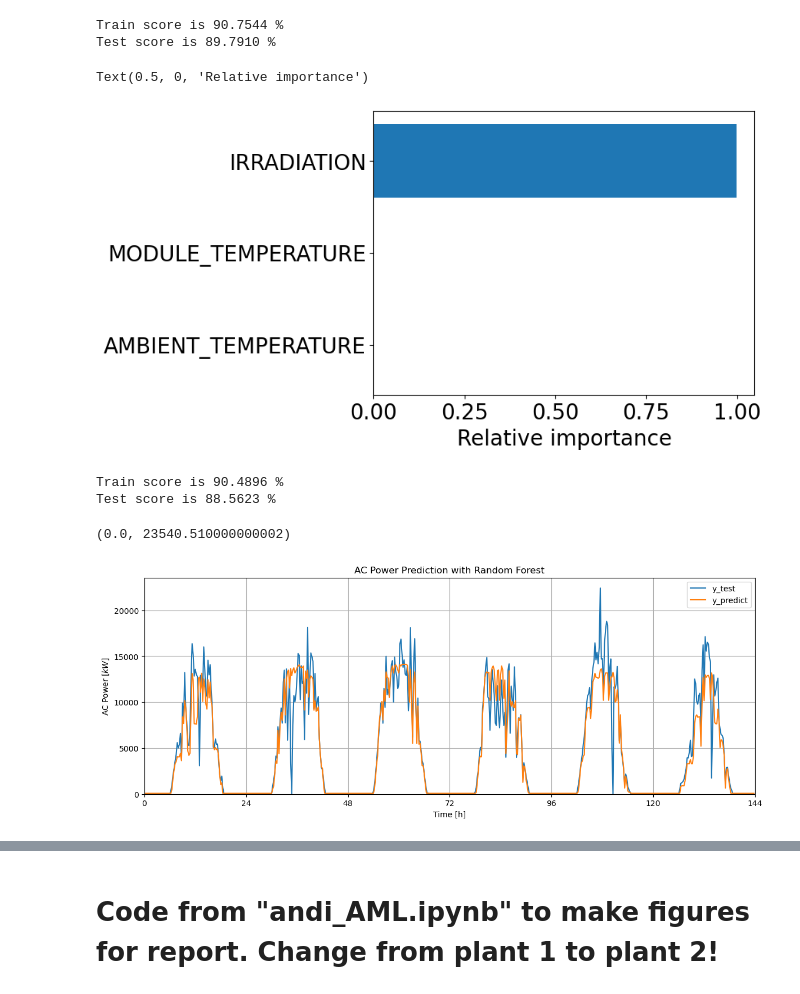
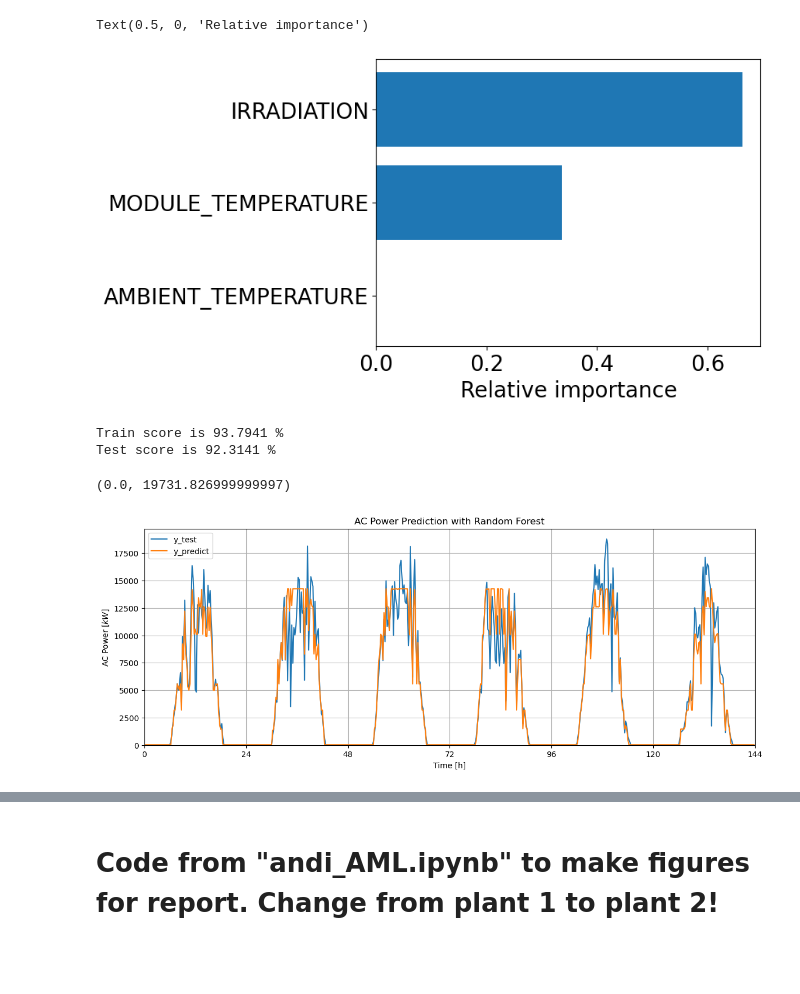
Before and after one commit to Enginedeer/AML_project, a Jupyter notebook: andi_AML_v2.ipynb, the cells around one changed output, grey strips where cells are left out. Saved outputs shown, nothing was run; the diff lists cells and outputs as text; code cells hidden in the pictures; blank space fills up the shorter version.

```diff
--- a/andi_AML_v2.ipynb
+++ b/andi_AML_v2.ipynb
@@ -351,7 +527,8 @@ Deprecated in NumPy 1.20; for more details and guidance: https://numpy.org/devdo
 # %%
+# GridSearchCV and plotting of parameter sweep
 param_grid_tree = {'min_impurity_decrease': range(0,40,5)}
 
-rfr2 = RandomForestRegressor(n_estimators=32, max_depth=3, max_features=2, random_state=43)
+rfr2 = RandomForestRegressor(n_estimators=38, max_depth=3, max_features=3, random_state=43)
 grid = GridSearchCV(rfr2, param_grid=param_grid_tree, cv=tscv, return_train_score=True, n_jobs=-1)
 grid.fit(X_train, y_train)
 print(grid.best_params_)
@@ -359,7 +536,7 @@ print(grid.score(X_test, y_test))
 
 results = pd.DataFrame(grid.cv_results_)
 print(results.loc[:,'mean_test_score'])
-display(results)
+# display(results)
 
 results.plot('param_min_impurity_decrease', 'mean_train_score')
 results.plot('param_min_impurity_decrease', 'mean_test_score', ax=plt.gca()) # Tror "validation" score, but called "test" score; like Rahman has written.
@@ -401,7 +568,8 @@ Deprecated in NumPy 1.20; for more details and guidance: https://numpy.org/devdo
 # %%
+# GridSearchCV and plotting of parameter sweep
 param_grid_tree = {'max_features': range(1,4,1)}
 
-rfr2 = RandomForestRegressor(n_estimators=32, max_depth=3, min_impurity_decrease=0, random_state=43)
+rfr2 = RandomForestRegressor(n_estimators=38, max_depth=3, min_impurity_decrease=0, random_state=43)
 grid = GridSearchCV(rfr2, param_grid=param_grid_tree, cv=tscv, return_train_score=True, n_jobs=-1)
 grid.fit(X_train, y_train)
 print(grid.best_params_)
@@ -409,7 +577,7 @@ print(grid.score(X_test, y_test))
 
 results = pd.DataFrame(grid.cv_results_)
 print(results.loc[:,'mean_test_score'])
-display(results)
+# display(results)
 
 results.plot('param_max_features', 'mean_train_score')
 results.plot('param_max_features', 'mean_test_score', ax=plt.gca()) # Tror "validation" score, but called "test" score; like Rahman has written.
@@ -440,0 +604,11 @@ Deprecated in NumPy 1.20; for more details and guidance: https://numpy.org/devdo
+# %%
+# Make random forest regressor with optimal parameters
+rfr2 = RandomForestRegressor(n_estimators=38, max_depth=3, min_impurity_decrease=0, max_features=3, random_state=43)
+
+rfr2.fit(X_train,y_train)
+
+rfr2_score = rfr2.score(X_train, y_train)
+print(f"Train score is {rfr2_score*100:.4f} %")
+
+rfr2_score = rfr2.score(X_test, y_test)
+print(f"Test score is {rfr2_score*100:.4f} %")
@@ -441,5 +630,6 @@ Deprecated in NumPy 1.20; for more details and guidance: https://numpy.org/devdo
 # %%
-rfr2 = RandomForestRegressor(n_estimators=32, max_depth=3, min_impurity_decrease=0, max_features=2, random_state=43)
+# Make random forest regressor using all features
+rfr2 = RandomForestRegressor(n_estimators=38, max_depth=3, min_impurity_decrease=0, max_features=2, random_state=43)
 
 rfr2.fit(X_train,y_train)
 
@@ -448,13 +638,4 @@ print(f"Train score is {rfr2_score*100:.4f} %")
 
 rfr2_score = rfr2.score(X_test, y_test)
 print(f"Test score is {rfr2_score*100:.4f} %")
-
-
-feat_imp = rfr2.feature_importances_
-# display(feat_imp)
-plt.barh(range(3), rfr2.feature_importances_[0:3])
-plt.yticks(range(3), feature_names)
-plt.tick_params(axis='x', labelsize=20)
-plt.tick_params(axis='y', labelsize=20)
-plt.xlabel("Relative importance", fontsize=20)
 # %% [output]
@@ -465,30 +644,18 @@ Text(0.5, 0, 'Relative importance')
 # %%
-rfr2 = RandomForestRegressor(n_estimators=32, max_depth=3, min_impurity_decrease=0, max_features=3, random_state=43)
-
-rfr2.fit(X_train,y_train)
-
-rfr2_score = rfr2.score(X_train, y_train)
-print(f"Train score is {rfr2_score*100:.4f} %")
-
-rfr2_score = rfr2.score(X_test, y_test)
-print(f"Test score is {rfr2_score*100:.4f} %")
-
-
+# Plot feature importance
 feat_imp = rfr2.feature_importances_
 # display(feat_imp)
 plt.barh(range(3), rfr2.feature_importances_[0:3])
 plt.yticks(range(3), feature_names)
 plt.tick_params(axis='x', labelsize=20)
 plt.tick_params(axis='y', labelsize=20)
 plt.xlabel("Relative importance", fontsize=20)
 # %% [output]
-Train score is 90.7544 %
-Test score is 89.7910 %
+Text(0.5, 0, 'Relative importance')
-Text(0.5, 0, 'Relative importance')
-[figure, old version]
+[figure, new version]
 # %%
-
-rfr2 = RandomForestRegressor(n_estimators=32, max_depth=3, min_impurity_decrease=0, max_features=2, random_state=43)
+# Plot real and predicted AC-power for optimal Random Forest parameters.
+rfr2 = RandomForestRegressor(n_estimators=38, max_depth=3, min_impurity_decrease=0, max_features=3, random_state=43)
 
 rfr2.fit(X_train,y_train)
 
@@ -527,8 +694,8 @@ plt.xticks(np.arange(0, 24*(days+1), step=24))  # Set label locations.
 plt.xlim(24*(0), 24*(days-0))
 plt.ylim(0,max(y_test_arr)*1.05)
 # %% [output]
-Train score is 90.4896 %
-Test score is 88.5623 %
+Train score is 93.7941 %
+Test score is 92.3141 %
-(0.0, 23540.510000000002)
+(0.0, 19731.826999999997)
-[figure, old version]
+[figure, new version]
 # %%
```
Also changed, not shown: parts of 32 cells of this notebook.
